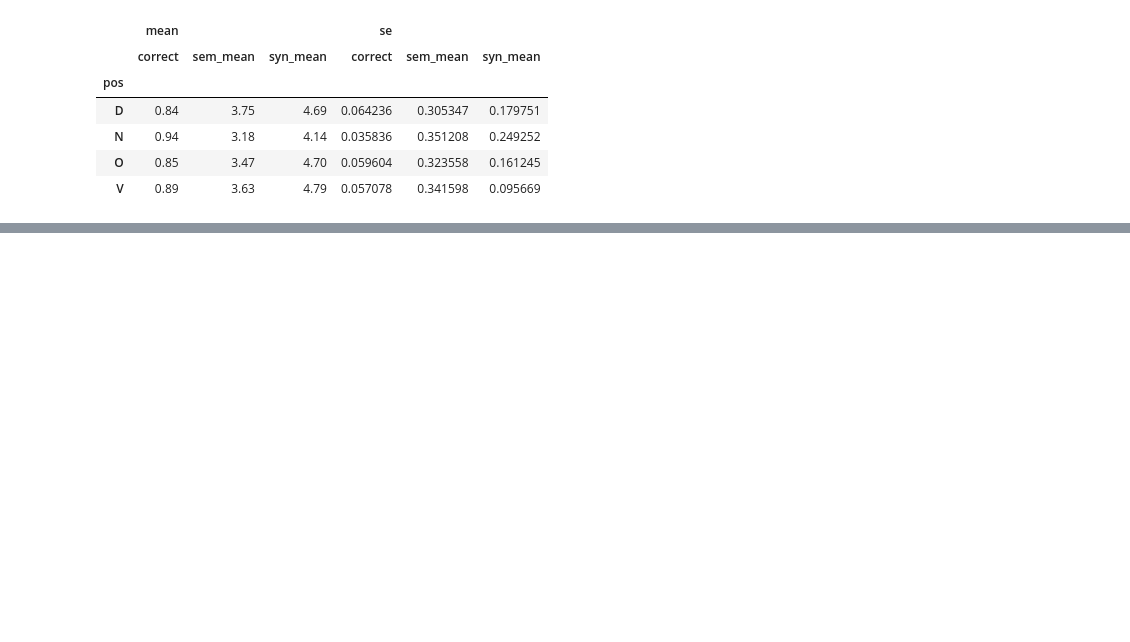
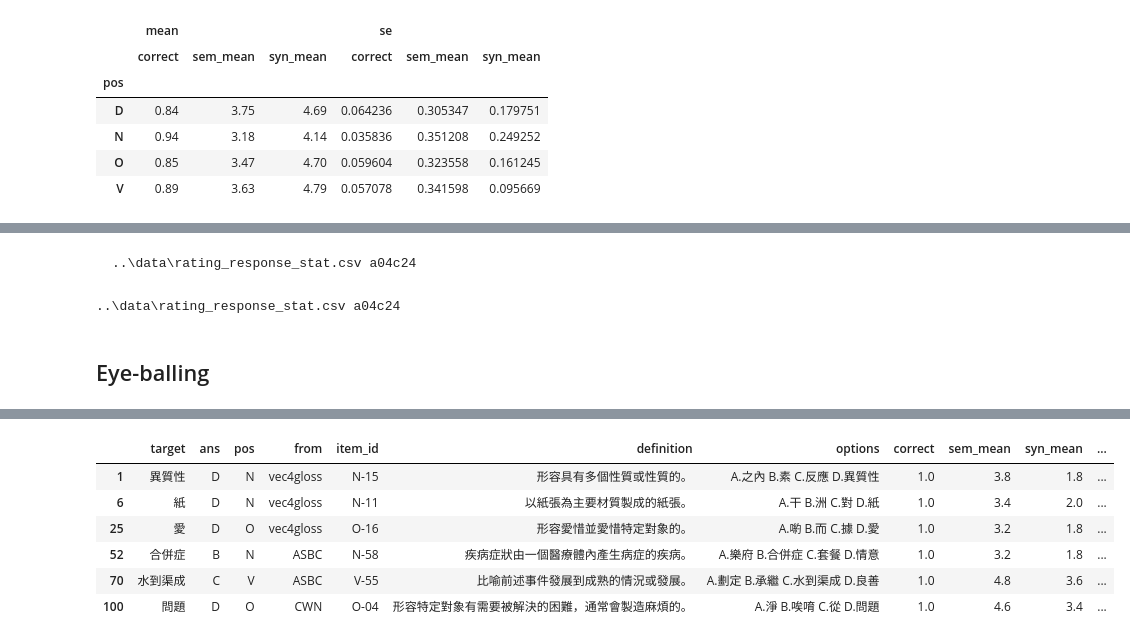
Before and after one commit to seantyh/vec4gloss, a Jupyter notebook: etc/30.10-rating-data-eda-1.ipynb, the cells around one changed output, grey strips where cells are left out. Saved outputs shown, nothing was run; the diff lists cells and outputs as text; code cells hidden in the pictures; blank space fills up the shorter version.

````diff
--- a/etc/30.10-rating-data-eda-1.ipynb
+++ b/etc/30.10-rating-data-eda-1.ipynb
@@ -101,3 +103,15 @@ resp_df.loc[resp_df.loc[:,"from"]=="vec4gloss"]\
+# %% [markdown]
+```
+..\data\rating_response_stat.csv a04c24
+```
+# %%
+data_path = "../data/rating_response_stat.csv"
+resp_df.to_csv(data_path, index=False)
+_ = check_hashes([data_path])
+# %% [output]
+..\data\rating_response_stat.csv a04c24
+# %% [markdown]
+## Eye-balling
 # %%
 resp_df.query("syn_mean<4")
 # %% [output]
@@ -138,3 +152,13 @@ resp_df.query("sem_mean<3").sort_values("correct", ascending=False)
 | 74 | 晉 | D | V | vec4gloss | V-12 | 比喻在競爭中被淘汰。 | A.氣惱 B.平 C.咬 D.晉 | 0.2 | 1.4 | 5.0 | ... |
 | 107 | 漸染 | C | D | vec4gloss | D-23 | 比喻受到特定對象的影響而逐漸產生類似變化。 | A.縱 B.右 C.漸染 D.合計 | 0.0 | 1.4 | 5.0 | ... |
 | 55 | 靠著 | A | O | ASBC | O-51 | 引介動作的方向。 | A.靠著 B.有關於 C.跟著 D.開卷 | 0.0 | 2.4 | 5.0 | ... |
+# %%
+resp_df.query("syn_mean<4 & sem_mean >3")
+# %% [output]
+|  | target | ans | pos | from | item_id | definition | options | correct | sem_mean | syn_mean | ... |
+| 1 | 異質性 | D | N | vec4gloss | N-15 | 形容具有多個性質或性質的。 | A.之內 B.素 C.反應 D.異質性 | 1.0 | 3.8 | 1.8 | ... |
+| 6 | 紙 | D | N | vec4gloss | N-11 | 以紙張為主要材質製成的紙張。 | A.干 B.洲 C.對 D.紙 | 1.0 | 3.4 | 2.0 | ... |
+| 25 | 愛 | D | O | vec4gloss | O-16 | 形容愛惜並愛惜特定對象的。 | A.喲 B.而 C.據 D.愛 | 1.0 | 3.2 | 1.8 | ... |
+| 52 | 合併症 | B | N | ASBC | N-58 | 疾病症狀由一個醫療體內產生病症的疾病。 | A.樂府 B.合併症 C.套餐 D.情意 | 1.0 | 3.2 | 1.8 | ... |
+| 70 | 水到渠成 | C | V | ASBC | V-55 | 比喻前述事件發展到成熟的情況或發展。 | A.劃定 B.承繼 C.水到渠成 D.良善 | 1.0 | 4.8 | 3.6 | ... |
+| 100 | 問題 | D | O | CWN | O-04 | 形容特定對象有需要被解決的困難，通常會製造麻煩的。 | A.淨 B.唉唷 C.從 D.問題 | 1.0 | 4.6 | 3.4 | ... |
````
Also changed, not shown: parts of 2 cells of this notebook, 6 other files.
